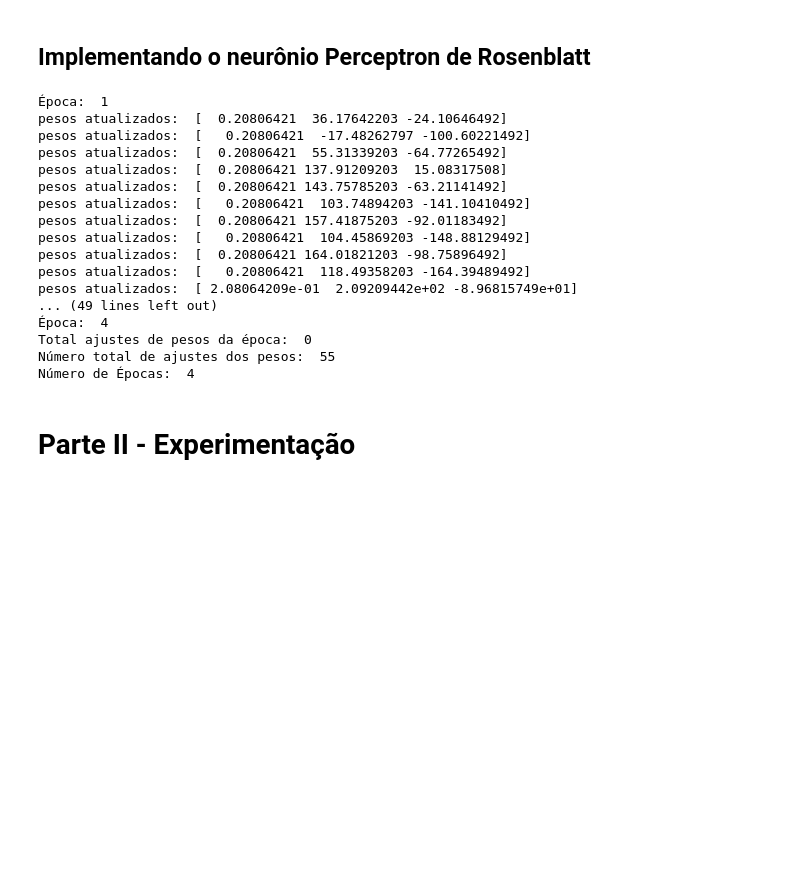
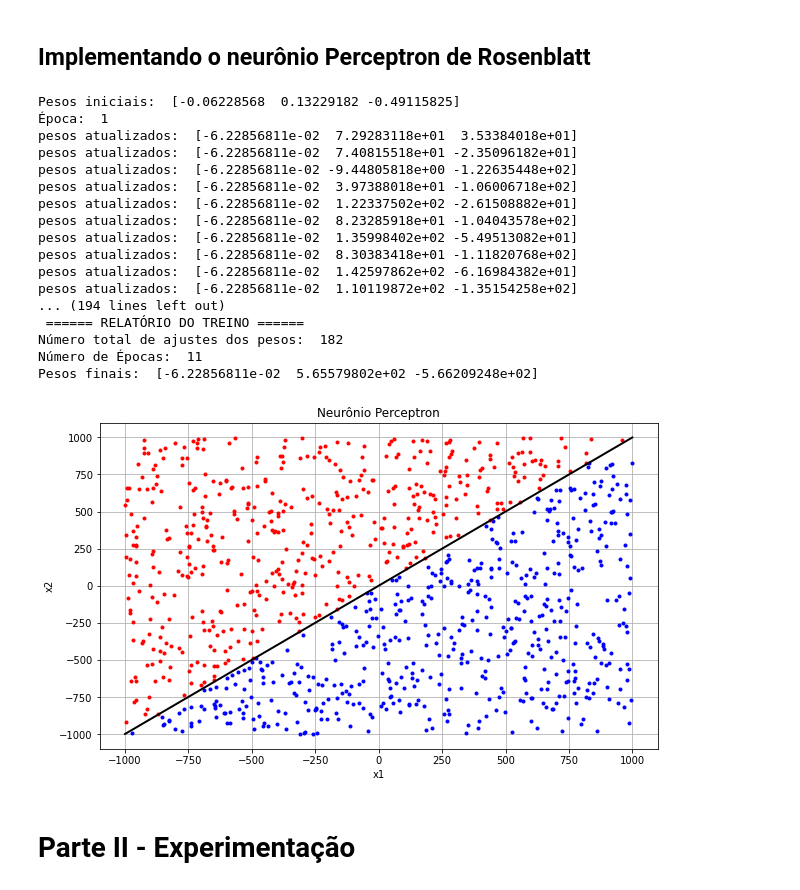
Before and after one commit to willianszwy/Aprendizado-Supervisionado-no-Neuronio-Perceptron, a Jupyter notebook: Perceptron.ipynb, the cells around one changed output. Cells and saved outputs as stored; diff of their text form; code cells hidden in the pictures; blank space fills up the shorter version.

Commit message:
add: função de plot grafico

```diff
--- a/Perceptron.ipynb
+++ b/Perceptron.ipynb
@@ -34,6 +35,7 @@ class Perceptron:
 
 
     def treinar(self, d):
+        print("Pesos iniciais: ", self.pesos)
         epoca = 0
         continua = True
         while continua:
@@ -59,9 +61,10 @@ class Perceptron:
 
             if not contem_erro:
                 continua = False
-
+        print("\n","="*6, "RELATÓRIO DO TREINO", "="*6)
         print("Número total de ajustes dos pesos: ", self.atualiza_pesos_contador)
         print("Número de Épocas: ", epoca)
+        print("Pesos finais: ", self.pesos)
 
     def funcao_de_ativacao(self, x):
         return 1 if x >= 0 else 0
@@ -77,31 +80,51 @@ class Perceptron:
         return self.taxa_aprendizado * self.erro * self.entradas
 
     def atualiza_pesos(self):
-
             self.pesos =  self.pesos + self.delta()
             self.atualiza_pesos_contador += 1
             print("pesos atualizados: ",self.pesos)
+
+    def plot_data(self,X):
+        plt.figure(figsize=(10,6))
+        plt.xlabel("x1")
+        plt.ylabel("x2")
+        plt.title("Neurônio Perceptron")
+        plt.grid(True)
+
+        for i in range(X.shape[0]):
+            plt.plot(X[i][0],X[i][1],'b.' if (X[i][2] == 1) else 'r.')
+
+        x1 = np.array([-1000, 1000])
+        m = -self.pesos[1]/self.pesos[2]
+        c = -self.pesos[0]/self.pesos[2]
+        x2 = m*x1 + c
+
+        plt.plot(x1, x2, 'k-',linewidth=2)
 # %%
 neuronio = Perceptron(2)
 neuronio.treinar(exemplos)
 # %% [output]
+Pesos iniciais:  [-0.06228568  0.13229182 -0.49115825]
 Época:  1
-pesos atualizados:  [  0.20806421  36.17642203 -24.10646492]
-pesos atualizados:  [   0.20806421  -17.48262797 -100.60221492]
-pesos atualizados:  [  0.20806421  55.31339203 -64.77265492]
-pesos atualizados:  [  0.20806421 137.91209203  15.08317508]
-pesos atualizados:  [  0.20806421 143.75785203 -63.21141492]
-pesos atualizados:  [   0.20806421  103.74894203 -141.10410492]
-pesos atualizados:  [  0.20806421 157.41875203 -92.01183492]
-pesos atualizados:  [   0.20806421  104.45869203 -148.88129492]
-pesos atualizados:  [  0.20806421 164.01821203 -98.75896492]
-pesos atualizados:  [   0.20806421  118.49358203 -164.39489492]
-pesos atualizados:  [ 2.08064209e-01  2.09209442e+02 -8.96815749e+01]
-... (49 lines left out)
-Época:  4
-Total ajustes de pesos da época:  0
-Número total de ajustes dos pesos:  55
-Número de Épocas:  4
+pesos atualizados:  [-6.22856811e-02  7.29283118e+01  3.53384018e+01]
+pesos atualizados:  [-6.22856811e-02  7.40815518e+01 -2.35096182e+01]
+pesos atualizados:  [-6.22856811e-02 -9.44805818e+00 -1.22635448e+02]
+pesos atualizados:  [-6.22856811e-02  3.97388018e+01 -1.06006718e+02]
+pesos atualizados:  [-6.22856811e-02  1.22337502e+02 -2.61508882e+01]
+pesos atualizados:  [-6.22856811e-02  8.23285918e+01 -1.04043578e+02]
+pesos atualizados:  [-6.22856811e-02  1.35998402e+02 -5.49513082e+01]
+pesos atualizados:  [-6.22856811e-02  8.30383418e+01 -1.11820768e+02]
+pesos atualizados:  [-6.22856811e-02  1.42597862e+02 -6.16984382e+01]
+pesos atualizados:  [-6.22856811e-02  1.10119872e+02 -1.35154258e+02]
+... (194 lines left out)
+ ====== RELATÓRIO DO TREINO ======
+Número total de ajustes dos pesos:  182
+Número de Épocas:  11
+Pesos finais:  [-6.22856811e-02  5.65579802e+02 -5.66209248e+02]
+# %%
+neuronio.plot_data(exemplos)
+# %% [output]
+[figure, added]
 # %% [markdown]
 # Parte II - Experimentação
 # %% [markdown]
```
Also changed, not shown: parts of 1 cell of this notebook.
